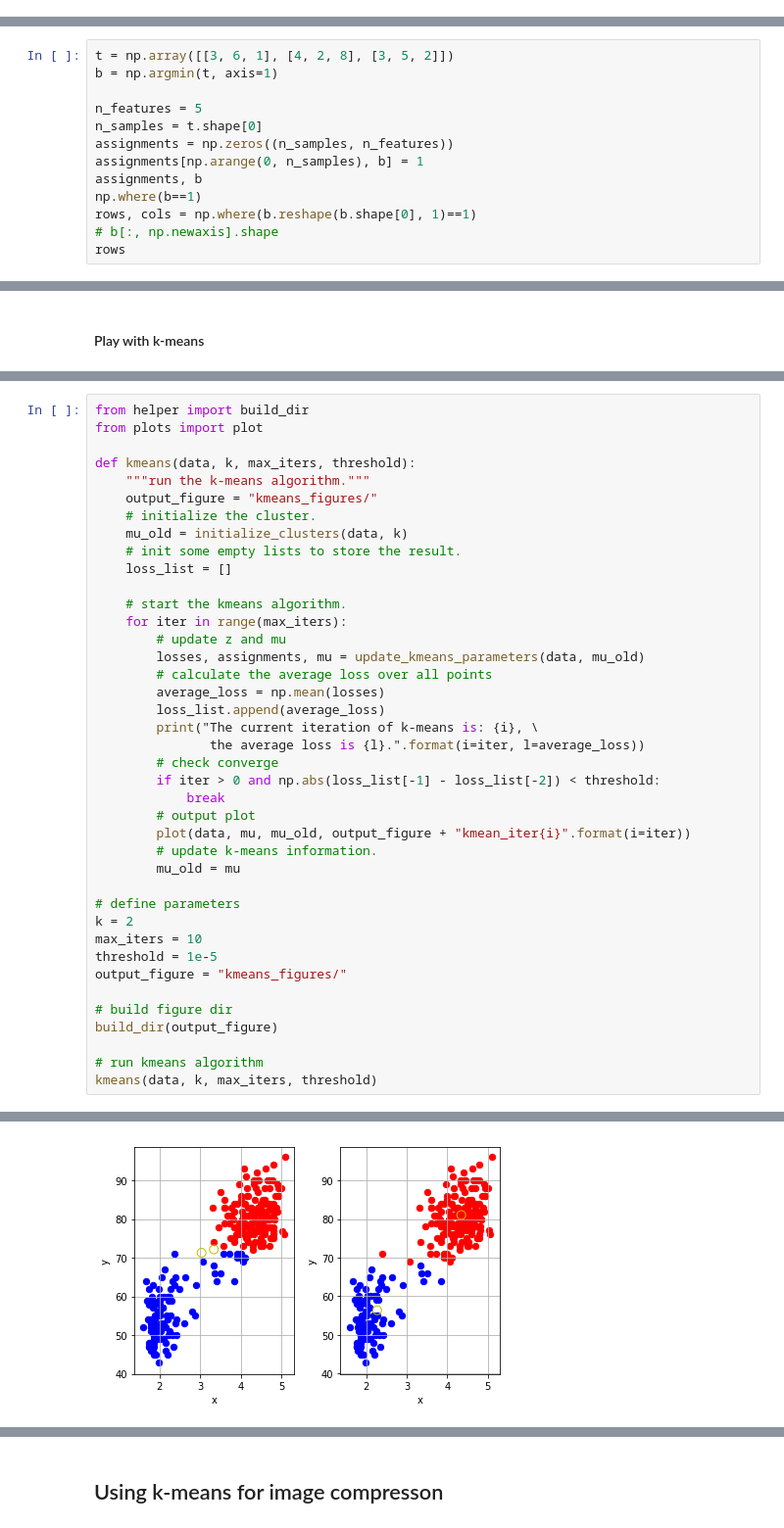
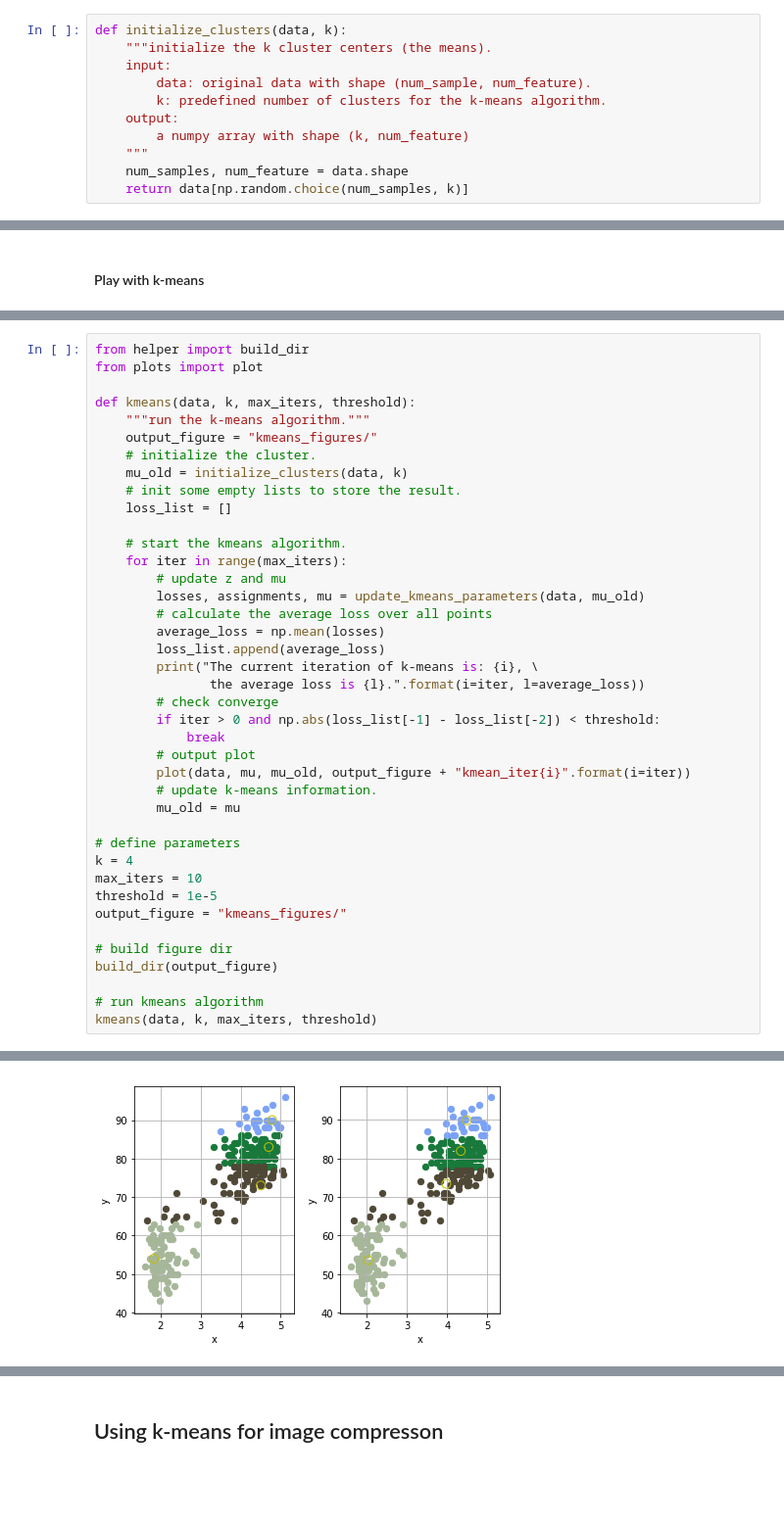
Before and after one commit to elephantman99/machine-learning-journey, a Jupyter notebook: clustering/kmeans_clustering.ipynb, the cells around one changed output, grey strips where cells are left out. Shown at 98% size. Drawn from its saved outputs; the diff is of its cells as text; blank space fills up the shorter version.

```diff
--- a/clustering/kmeans_clustering.ipynb
+++ b/clustering/kmeans_clustering.ipynb
@@ -44,6 +44,17 @@ def initialize_clusters(data, k):
             s = np.random.normal(mean[j], std[j])
             clusters[i, j] = s
     return clusters
+# %%
+def initialize_clusters(data, k):
+    """initialize the k cluster centers (the means).
+    input:
+        data: original data with shape (num_sample, num_feature).
+        k: predefined number of clusters for the k-means algorithm.
+    output:
+        a numpy array with shape (k, num_feature)
+    """
+    num_samples, num_feature = data.shape
+    return data[np.random.choice(num_samples, k)]
 # %% [markdown]
 ### Update k-means parameters
 # %% [markdown]
@@ -81,16 +92,3 @@ def build_distance_matrix(data, mu):
     return cdist(data, mu)
 # %% [markdown]
 #### Update k-means parameters
-# %%
-t = np.array([[3, 6, 1], [4, 2, 8], [3, 5, 2]])
-b = np.argmin(t, axis=1)
-
-n_features = 5
-n_samples = t.shape[0]
-assignments = np.zeros((n_samples, n_features))
-assignments[np.arange(0, n_samples), b] = 1
-assignments, b
-np.where(b==1)
-rows, cols = np.where(b.reshape(b.shape[0], 1)==1)
-# b[:, np.newaxis].shape
-rows
@@ -153,7 +153,7 @@ def kmeans(data, k, max_iters, threshold):
         mu_old = mu
 
 # define parameters
-k = 2
+k = 4
 max_iters = 10
 threshold = 1e-5
 output_figure = "kmeans_figures/"
@@ -168 +176 @@ The current iteration of k-means is: 0,                the average loss is 11.45
-[figure, old version]
+[figure, new version]
```
Also changed, not shown: parts of 6 cells of this notebook.
